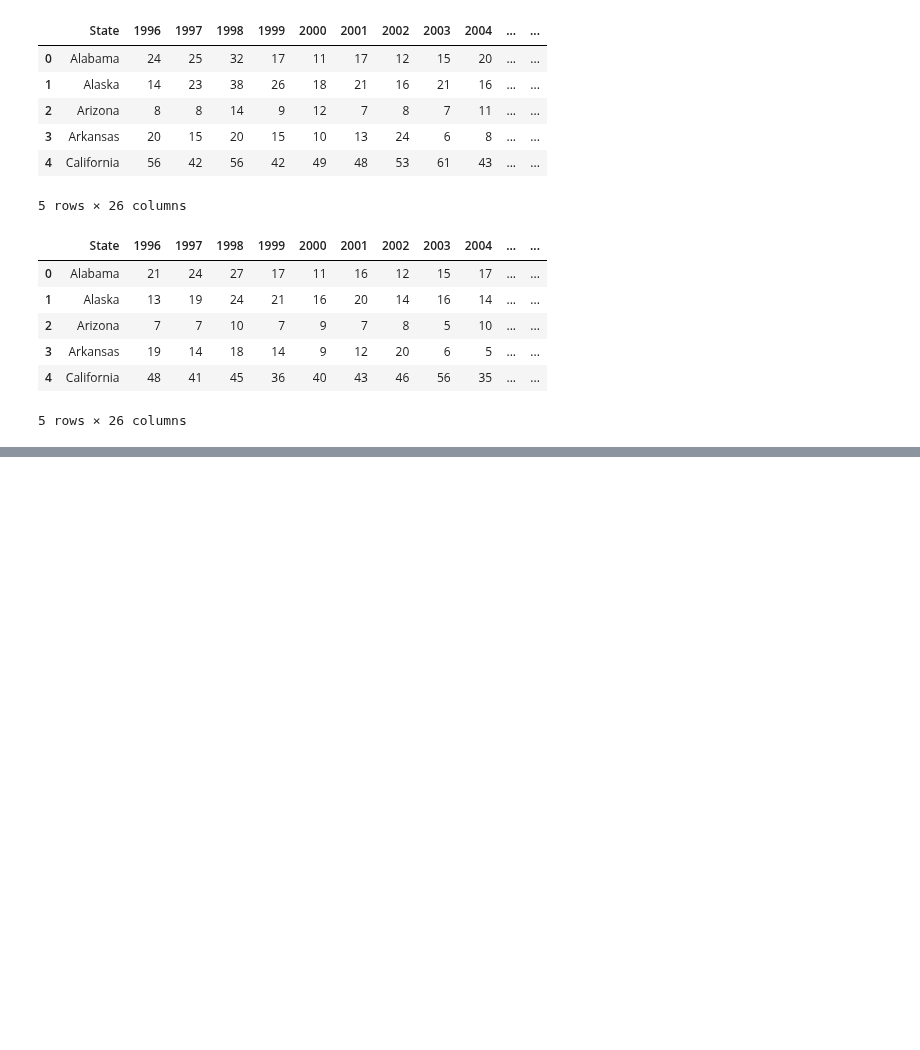
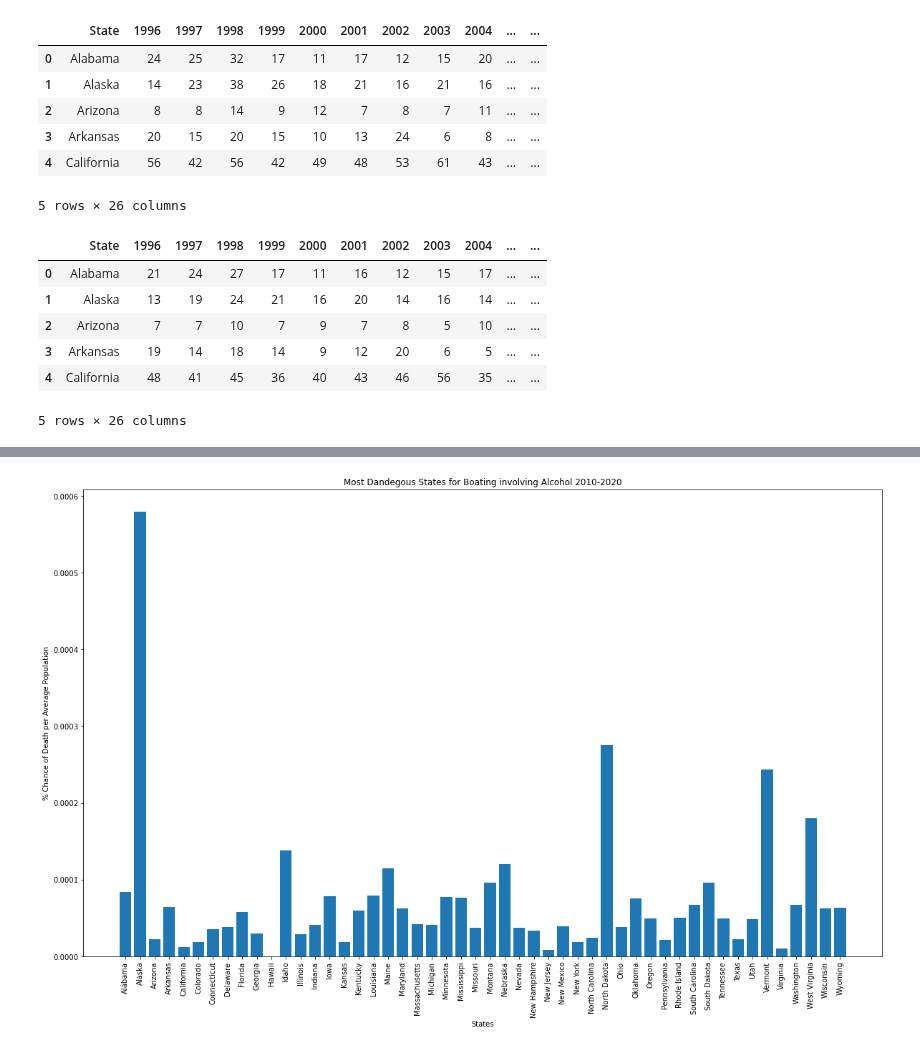
Before and after one commit to MZt92-ui/Project-1-Group-3, a Jupyter notebook: Boat Fatalities.ipynb, the cells around one changed output, grey strips where cells are left out. Drawn from its saved outputs; the diff is of its cells as text; code cells hidden in the pictures; blank space fills up the shorter version.

```diff
--- a/Boat Fatalities.ipynb
+++ b/Boat Fatalities.ipynb
@@ -52,0 +85,3 @@ Alcohol_Fatal.head()
+# %%
+Ave_Alcohol_Fatal = pd.merge(Alcohol_Fatal2, Ave_Pop2, on='State', how='outer')
+Ave_Alcohol_Fatal.head()
@@ -52,0 +95,2 @@ Alcohol_Fatal.head()
+# %%
+Ave_Alcohol_Fatal["% Death Per Person"] = ""
@@ -52,0 +105,5 @@ Alcohol_Fatal.head()
+# %%
+Ave_Alcohol_Fatal['Average Population'] = Ave_Alcohol_Fatal['Average Population'].str.replace(",", "").astype(float)
+# %%
+Ave_Alcohol_Fatal["% Death Per Person"] = (Ave_Alcohol_Fatal["Average Deaths"]/Ave_Alcohol_Fatal["Average Population"])*100
+Ave_Alcohol_Fatal.head()
@@ -52,0 +117,14 @@ Alcohol_Fatal.head()
+# %%
+x_axis = Ave_Alcohol_Fatal["State"]
+y_axis = Ave_Alcohol_Fatal["% Death Per Person"]
+
+plt.bar(x_axis, y_axis, align="center")
+
+plt.title("Most Dandegous States for Boating involving Alcohol 2010-2020")
+plt.xlabel("States")
+plt.ylabel("% Chance of Death per Average Population")
+plt.xticks(rotation='vertical')
+plt.rcParams["figure.figsize"] = (20,12)
+plt.show()
+# %% [output]
+[figure, added]
```
Also changed, not shown: parts of 8 cells of this notebook.
